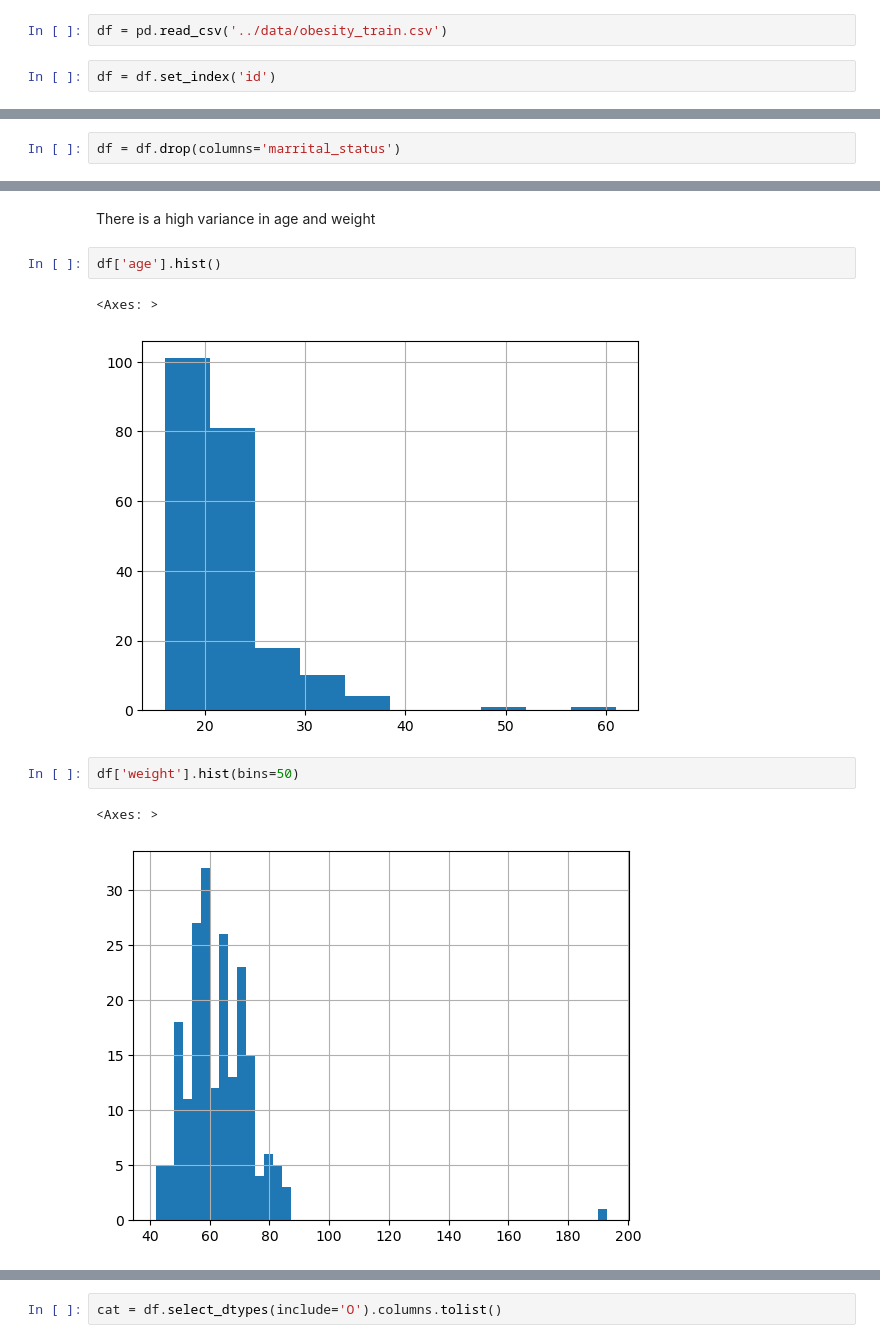
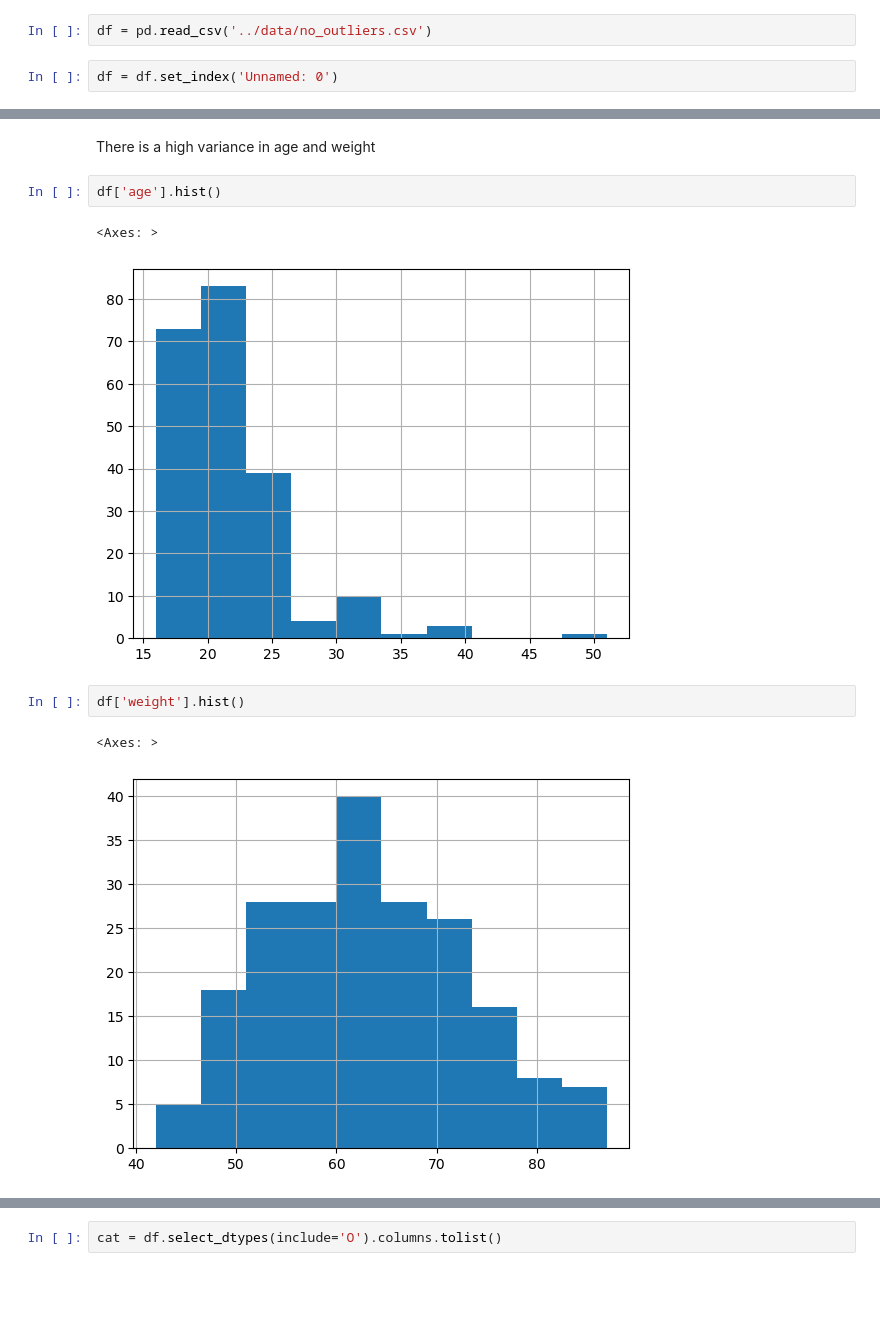
Before and after one commit to 0xMarc0s/IMS_ML_project, a Jupyter notebook: Final_notebooks/Observation.ipynb, the cells around one changed output, grey strips where cells are left out. Cells and saved outputs as stored; diff of their text form; blank space fills up the shorter version.

```diff
--- a/Final_notebooks/Observation.ipynb
+++ b/Final_notebooks/Observation.ipynb
@@ -9,13 +9,11 @@ import pandas as pd
 import matplotlib.pyplot as plt
 import seaborn as sns
 # %%
-df = pd.read_csv('../data/obesity_train.csv')
+df = pd.read_csv('../data/no_outliers.csv')
 # %%
-df = df.set_index('id')
+df = df.set_index('Unnamed: 0')
 # %%
 df = df[df['obese_level'] == 'Normal_Weight']
-# %%
-df = df.drop(columns='marrital_status')
 # %%
 df.describe()
 # %% [output]
@@ -34,12 +32,12 @@ There is a high variance in age and weight
 df['age'].hist()
 # %% [output]
 <Axes: >
-[figure, old version]
+[figure, new version]
 # %%
-df['weight'].hist(bins=50)
+df['weight'].hist()
 # %% [output]
 <Axes: >
-[figure, old version]
+[figure, new version]
 # %%
 df['height'].hist()
 # %% [output]
```
Also changed, not shown: parts of 4 cells of this notebook, 2 other files.
